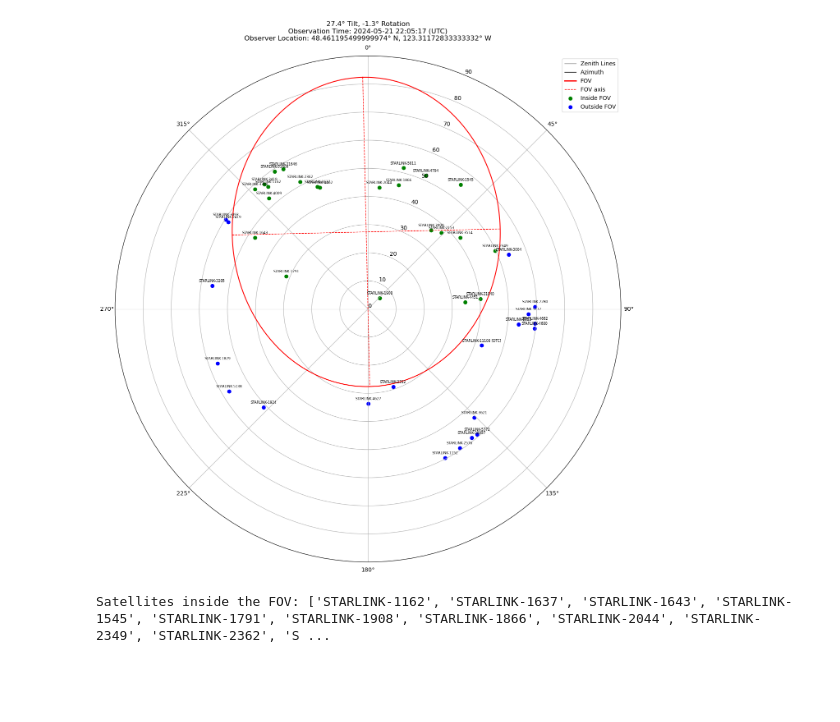
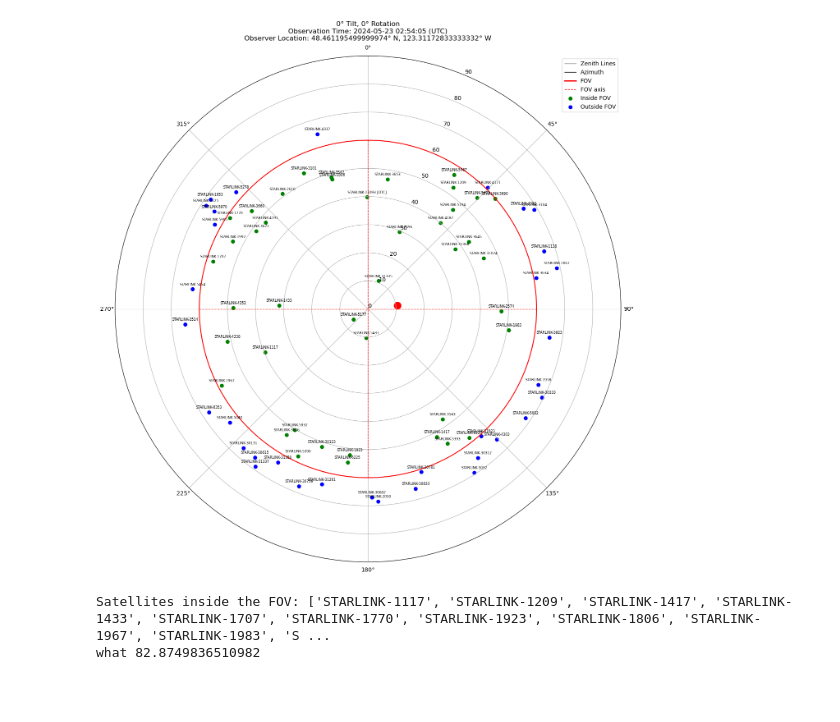
Before and after one commit to aliahan/SatInView, a Jupyter notebook: SIV.ipynb, the cells around one changed output. Cells and saved outputs as stored; diff of their text form; code cells hidden in the pictures; blank space fills up the shorter version.

```diff
--- a/SIV.ipynb
+++ b/SIV.ipynb
@@ -2,6 +131,7 @@
 from skyfield.api import load, wgs84, Topos
 import matplotlib.pyplot as plt
 import numpy as np
+from datetime import timedelta
 import math
 
 def load_data():
@@ -10,6 +140,9 @@ def load_data():
     print('Loaded', len(satellites), 'satellites')
     return satellites
 
+def set_observation_time_now(year, month, day, hour, minute, second):
+    ts = load.timescale()
+    return ts.now()- timedelta(seconds=1)
 def set_observation_time(year, month, day, hour, minute, second):
     ts = load.timescale()
     return ts.utc(year, month, day, hour, minute, second)
@@ -17,7 +150,7 @@ def set_observation_time(year, month, day, hour, minute, second):
 def calculate_satellite_positions(satellites, observer_location, observation_time):
     locations = []
     sats = []
-    min_elevation = 30
+    min_elevation = 20
     for satellite in satellites:
         difference = satellite - observer_location
         topocentric = difference.at(observation_time)
@@ -54,7 +187,7 @@ def draw_fov(tilt_deg, rotation_deg, locations, sats, observation_time, observer
     ax.add_artist(Axis)
 
     # FOV ellipse
-    base_radius = 55
+    base_radius = 60
     center_shift = tilt_deg
     x_radius = base_radius
     y_radius = math.sqrt(base_radius**2 - tilt_deg**2)
@@ -110,15 +243,17 @@ def draw_fov(tilt_deg, rotation_deg, locations, sats, observation_time, observer
     observer_location_str = f"{latitude_str}, {longitude_str}"
     ax.set_title(f'{tilt_deg}° Tilt, {rotation_deg}° Rotation\nObservation Time: {observation_time_str}\nObserver Location: {observer_location_str}', va='bottom')
 
+    ax.scatter(np.deg2rad(closest_azimuth), 90-closest_elevation, color='red', marker='o', s=150)
     plt.show()
     print("Satellites inside the FOV:", inside_fov)
+    print("what", closest_azimuth)
 
 if __name__ == "__main__":
     satellites = load_data()
-    initial_time = set_observation_time(2024, 5, 21, 22, 5, 17   )
-    observer_location = Topos(latitude_degrees=48.461195499999974, longitude_degrees=-123.31172833333332, elevation_m=78)
+    initial_time = set_observation_time_now(2024, 5, 23, 2, 23, 12 )
+    observer_location = wgs84.latlon(latitude_degrees=48.461195499999974, longitude_degrees=-123.31172833333332, elevation_m=73)
     locations, sats = calculate_satellite_positions(satellites, observer_location, initial_time)
-    draw_fov(27.4, -1.3, locations, sats, initial_time, observer_location)
+    draw_fov(0,0, locations, sats, initial_time, observer_location)
     # draw_fov(10, 45, locations, sats, initial_time, observer_location)
     # draw_fov(20, 90, locations, sats, initial_time, observer_location)
     # draw_fov(30, 315, locations, sats, initial_time, observer_location)
@@ -143,2 +278,5 @@ STARLINK-11108 [DTC] catalog #59712 epoch 2024-05-15 20:00:01 UTC at Azimuth: 10
-[figure, old version]
+[figure, new version]
-Satellites inside the FOV: ['STARLINK-1162', 'STARLINK-1637', 'STARLINK-1643', 'STARLINK-1545', 'STARLINK-1791', 'STARLINK-1908', 'STARLINK-1866', 'STARLINK-2044', 'STARLINK-2349', 'STARLINK-2362', 'S ...
+Satellites inside the FOV: ['STARLINK-1117', 'STARLINK-1209', 'STARLINK-1417', 'STARLINK-1433', 'STARLINK-1707', 'STARLINK-1770', 'STARLINK-1923', 'STARLINK-1806', 'STARLINK-1967', 'STARLINK-1983', 'S ...
+what 82.8749836510982
+# %% [markdown]
+###
```
Also changed, not shown: parts of 2 cells of this notebook, 39 other files.
